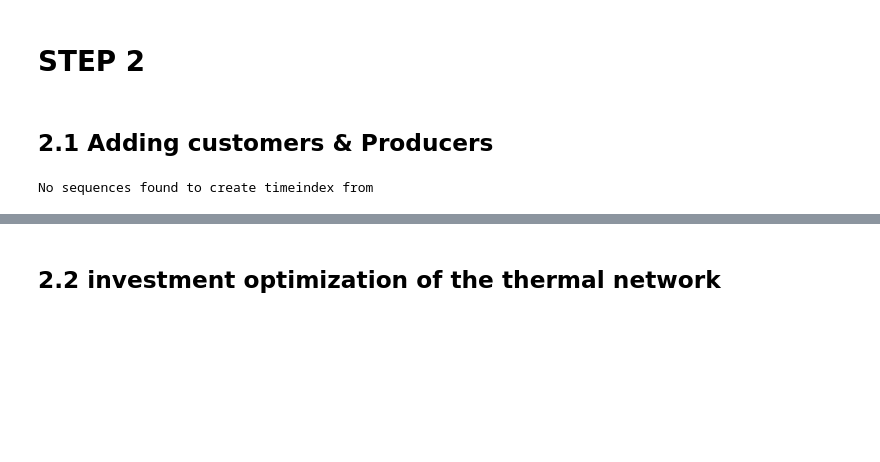
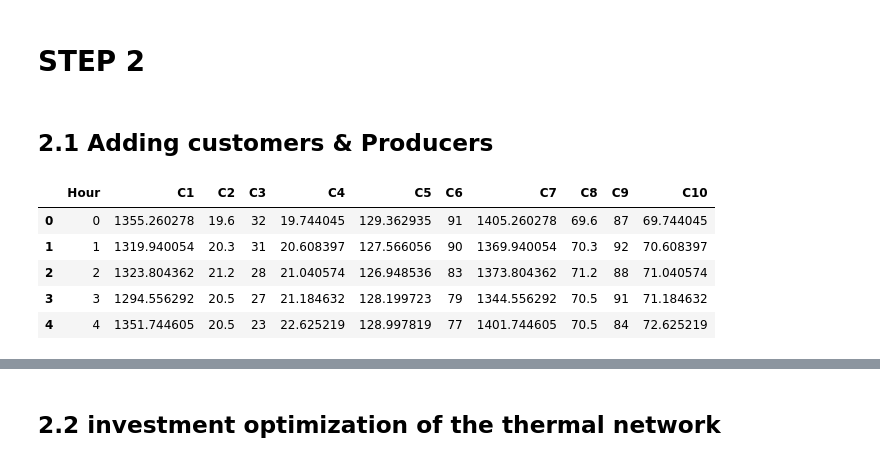
Before and after one commit to maxensruet-a11y/POEN---Project-2-DHN, a Jupyter notebook: Tutorial_3/Tutorial/POEN_P2_1.ipynb, the cells around one changed output, grey strips where cells are left out. Saved outputs shown, nothing was run; the diff lists cells and outputs as text; code cells hidden in the pictures; blank space fills up the shorter version.

```diff
--- a/Tutorial_3/Tutorial/POEN_P2_1.ipynb
+++ b/Tutorial_3/Tutorial/POEN_P2_1.ipynb
@@ -193,9 +212,19 @@ TypeError: unhashable type: 'list'
 network_step2 = dhnx.network.ThermalNetwork()
 
 # Load town data file for town parameters
-network_step2 = network_step2.from_csv_folder(r"DHNx_files/Example_2/twn_data")
+network_step2 = network_step2.from_csv_folder(r"C:\Users\maxen\OneDrive\Bureau\ECL\Double Diplome\2024_2025_DD\KTH\Cours\MJ2505_Practical_Opti\Project\Project 2 - DHN\POEN---Project-2\DHNx_files\Step_2\twn_data")
 
 # Load investment parameter
-invest_opt = dhnx.input_output.load_invest_options(r"DHNx_files/Example_2/invest_data")
+invest_opt = dhnx.input_output.load_invest_options(r"C:\Users\maxen\OneDrive\Bureau\ECL\Double Diplome\2024_2025_DD\KTH\Cours\MJ2505_Practical_Opti\Project\Project 2 - DHN\POEN---Project-2\DHNx_files\Step_2\invest_data")
+
+# Load demand profiles of 10 clients
+df2 = pd.read_csv (r'C:\Users\maxen\OneDrive\Bureau\ECL\Double Diplome\2024_2025_DD\KTH\Cours\MJ2505_Practical_Opti\Project\Project 2 - DHN\POEN---Project-2\step_2_AB\twn_data\heat_profiles_10_consumers.csv')
-# %% [output]
-No sequences found to create timeindex from
+# %%
+df2.head()
+# %% [output]
+|  | Hour | C1 | C2 | C3 | C4 | C5 | C6 | C7 | C8 | C9 | C10 |
+| 0 | 0 | 1355.260278 | 19.6 | 32 | 19.744045 | 129.362935 | 91 | 1405.260278 | 69.6 | 87 | 69.744045 |
+| 1 | 1 | 1319.940054 | 20.3 | 31 | 20.608397 | 127.566056 | 90 | 1369.940054 | 70.3 | 92 | 70.608397 |
+| 2 | 2 | 1323.804362 | 21.2 | 28 | 21.040574 | 126.948536 | 83 | 1373.804362 | 71.2 | 88 | 71.040574 |
+| 3 | 3 | 1294.556292 | 20.5 | 27 | 21.184632 | 128.199723 | 79 | 1344.556292 | 70.5 | 91 | 71.184632 |
+| 4 | 4 | 1351.744605 | 20.5 | 23 | 22.625219 | 128.997819 | 77 | 1401.744605 | 70.5 | 84 | 72.625219 |
```
Also changed, not shown: parts of 5 cells of this notebook, 5 other files.
